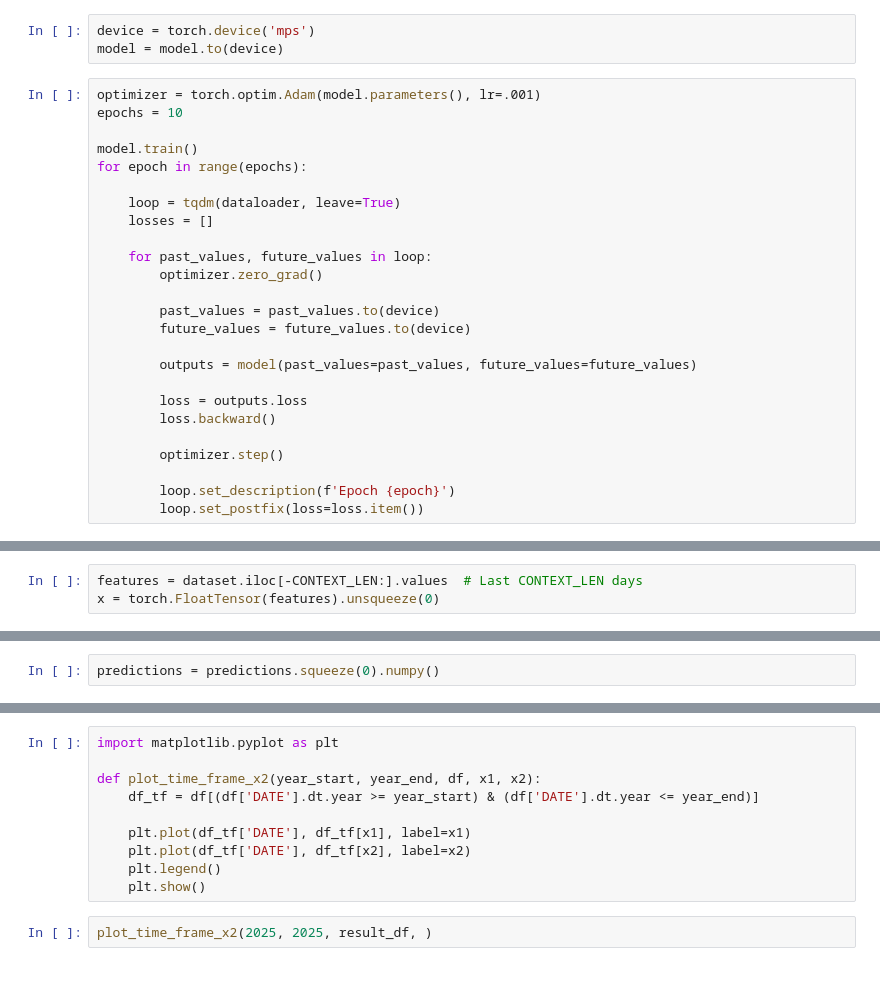
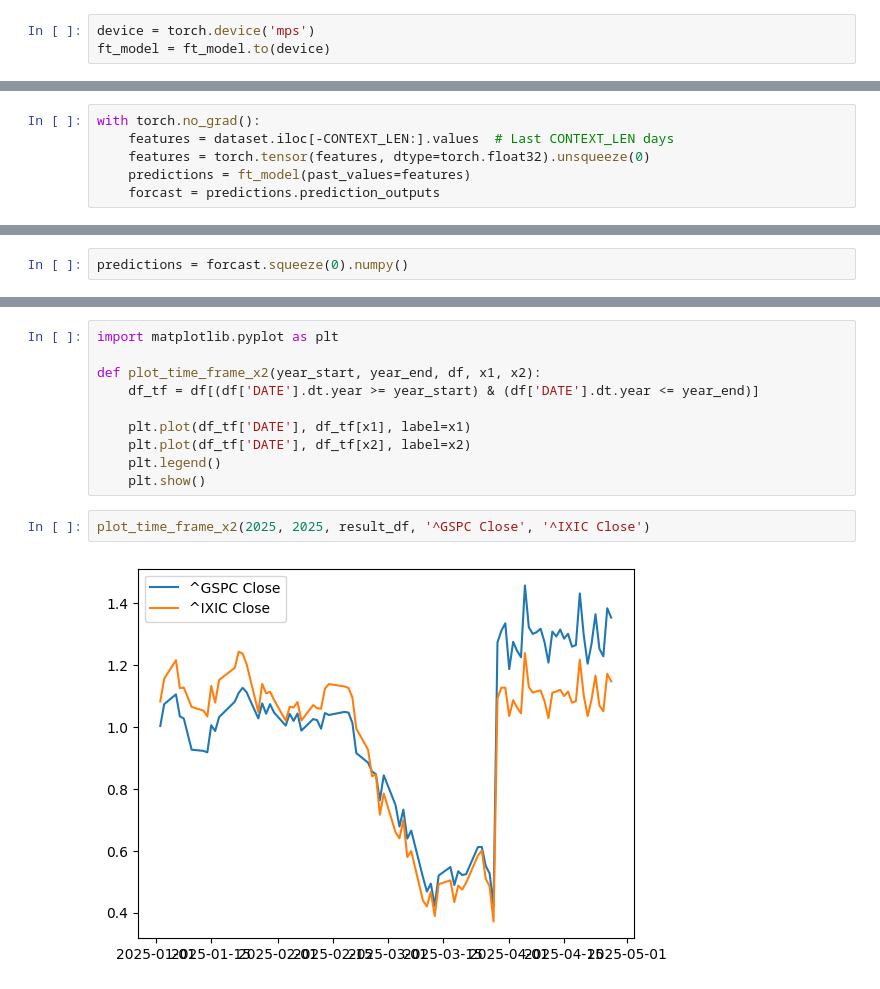
Before and after one commit to Brycekratzer/Economic-Web-DashBoard, a Jupyter notebook: model/PatchTST.ipynb, the cells around one changed output, grey strips where cells are left out. Drawn from its saved outputs; the diff is of its cells as text.

Commit message:
Model Development Pipeline Complete.

```diff
--- a/model/PatchTST.ipynb
+++ b/model/PatchTST.ipynb
@@ -245,28 +430,3 @@ dataloader = DataLoader(data, batch_size=32, shuffle=True)
 # %%
 device = torch.device('mps')
-model = model.to(device)
+ft_model = ft_model.to(device)
-# %%
-optimizer = torch.optim.Adam(model.parameters(), lr=.001)
-epochs = 10
-
-model.train()
-for epoch in range(epochs):
-
-    loop = tqdm(dataloader, leave=True)
-    losses = []
-
-    for past_values, future_values in loop:
-        optimizer.zero_grad()
-
-        past_values = past_values.to(device)
-        future_values = future_values.to(device)
-
-        outputs = model(past_values=past_values, future_values=future_values)
-
-        loss = outputs.loss
-        loss.backward()
-
-        optimizer.step()
-
-        loop.set_description(f'Epoch {epoch}')
-        loop.set_postfix(loss=loss.item())
@@ -280,5 +521,8 @@ model_eval = PatchTSTForPrediction(config=config)
 model_eval.load_state_dict(torch.load('Economic_Model_V1.bin'))
 model_eval.eval()
 # %%
-features = dataset.iloc[-CONTEXT_LEN:].values  # Last CONTEXT_LEN days
-x = torch.FloatTensor(features).unsqueeze(0)
+with torch.no_grad():
+    features = dataset.iloc[-CONTEXT_LEN:].values  # Last CONTEXT_LEN days
+    features = torch.tensor(features, dtype=torch.float32).unsqueeze(0)
+    predictions = ft_model(past_values=features)
+    forcast = predictions.prediction_outputs
@@ -290,3 +529,3 @@ predictions = predictions.prediction_outputs
 # %%
-predictions = predictions.squeeze(0).numpy()
+predictions = forcast.squeeze(0).numpy()
 # %%
@@ -330,4 +569,6 @@ def plot_time_frame_x2(year_start, year_end, df, x1, x2):
     plt.legend()
     plt.show()
 # %%
-plot_time_frame_x2(2025, 2025, result_df, )
+plot_time_frame_x2(2025, 2025, result_df, '^GSPC Close', '^IXIC Close')
+# %% [output]
+[figure, added]
```
Also changed, not shown: parts of 36 cells of this notebook, 3 other files.
